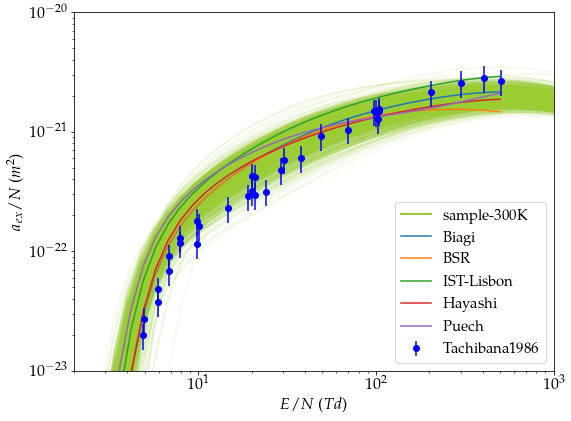
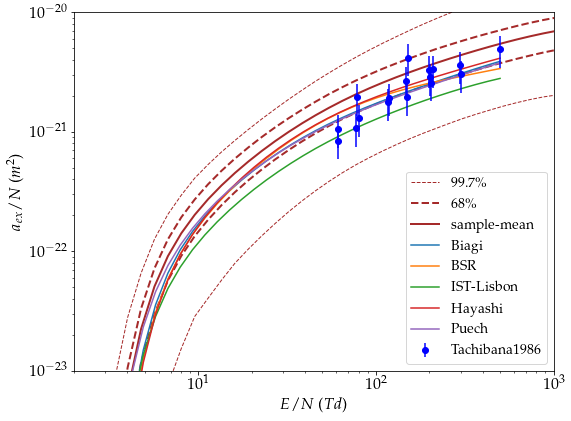
Unified diff of the notebook cell whose output changed from the first chart to the second:
--- before
+++ after
@@ -2,7 +2,9 @@
 from swarmParameters import bolsigOutput
 
-Nsample = 1000
+Nsample = 7200
+sig1 = int(0.5 * (1.0 - 0.68) * Nsample)
+sig3 = int(0.5 * (1.0 - 0.997) * Nsample)
 
-levelidx = 1
+levelidx = 4
 var = 'a%d/N' % levelidx
 
@@ -35,4 +37,11 @@
 muN300 = np.reshape(muN300,[int(len(muN300)/N300),N300])
 inds_300 = np.random.randint(len(muN300), size=Nsample)
+
+aN_sort = np.copy(aN300)
+for k in range(aN300.shape[0]):
+    for kk in range(aN300.shape[1]):
+        aN_sort[k,kk,:] *= swm.Td / muN300[k,:] / E300
+aN_sort.sort(axis=0)
+aN_mean = np.mean(aN_sort, axis=0)
 
 # for k in range(excite300.shape[0]):
@@ -77,16 +86,24 @@
 idx = 0
 
-for k in range(Nsample):
-    aN300_sample = aN300[inds_300[k],paschen[level],:]
-    if (aN300_sample[-13] / muN300[inds_300[k],-13] / E300[-13] * swm.Td > 1e-21):
-#     if (aN300_sample[13] / muN300[inds_300[k],13] / E300[13] * swm.Td > 2.5e-22):
-        colork = 'yellowgreen'
-    else:
-#         colork = 'darkviolet'
-        colork = 'yellowgreen'
-    if (k==0):
-        plt.plot(E300,aN300_sample / muN300[inds_300[k]] / E300 * swm.Td,'-', color=colork,linewidth=2.0,label='sample-300K')
-    else:
-        plt.plot(E300, aN300_sample / muN300[inds_300[k]] / E300 * swm.Td,'-', color=colork,alpha=0.1)
+# colork = 'yellowgreen'
+colork = 'brown'
+plt.plot(E300,aN_sort[-sig3,paschen[level],:],'--', color=colork,linewidth=1.0, label='99.7\%')
+plt.plot(E300,aN_sort[sig3,paschen[level],:],'--', color=colork,linewidth=1.0)
+plt.plot(E300,aN_sort[-sig1,paschen[level],:],'--', color=colork,linewidth=2.0, label='68\%')
+plt.plot(E300,aN_sort[sig1,paschen[level],:],'--', color=colork,linewidth=2.0)
+plt.plot(E300,aN_mean[paschen[level],:],'-', color=colork,linewidth=2.0, label='sample-mean')
+
+# for k in range(Nsample):
+#     aN300_sample = aN300[inds_300[k],paschen[level],:]
+#     if (aN300_sample[-13] / muN300[inds_300[k],-13] / E300[-13] * swm.Td > 1e-21):
+# #     if (aN300_sample[13] / muN300[inds_300[k],13] / E300[13] * swm.Td > 2.5e-22):
+#         colork = 'yellowgreen'
+#     else:
+# #         colork = 'darkviolet'
+#         colork = 'yellowgreen'
+#     if (k==0):
+#         plt.plot(E300,aN300_sample / muN300[inds_300[k]] / E300 * swm.Td,'-', color=colork,linewidth=2.0,label='sample-300K')
+#     else:
+#         plt.plot(E300, aN300_sample / muN300[inds_300[k]] / E300 * swm.Td,'-', color=colork,alpha=0.1)
 
 for k, dataset in enumerate(datasets):
@@ -122,8 +139,8 @@
 plt.xlim([2, 1000])
 plt.tight_layout()
-# plt.legend(loc='upper left', prop={'size': 15})
-plt.legend(loc='lower right', prop={'size': 15})
+# plt.legend(loc='upper left', prop={'size': 12})
+plt.legend(loc='lower right', prop={'size': 14})
 fig = plt.gcf()
 fig.set_size_inches(9, 7)
 
-# fig.savefig("./1s%d.propagated.1.all_sample.pdf" % (6-levelidx), dpi=1200)
+fig.savefig("./1s%d.propagated.intervals.pdf" % (6-levelidx), dpi=1200)

Commit: post processing